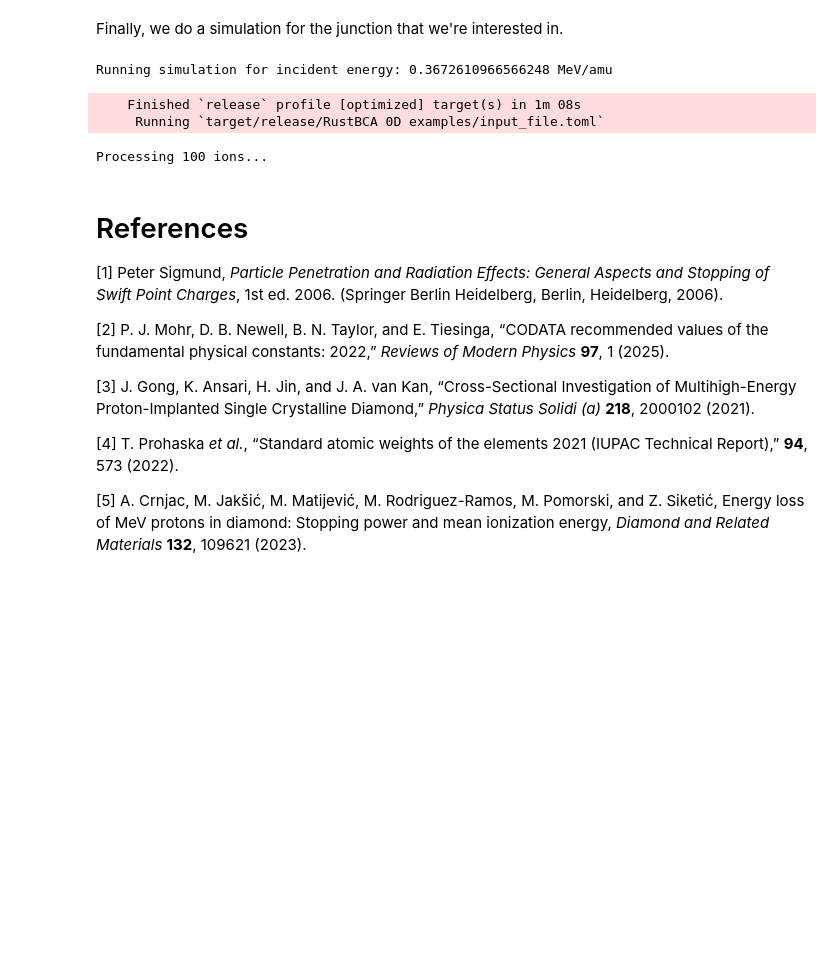
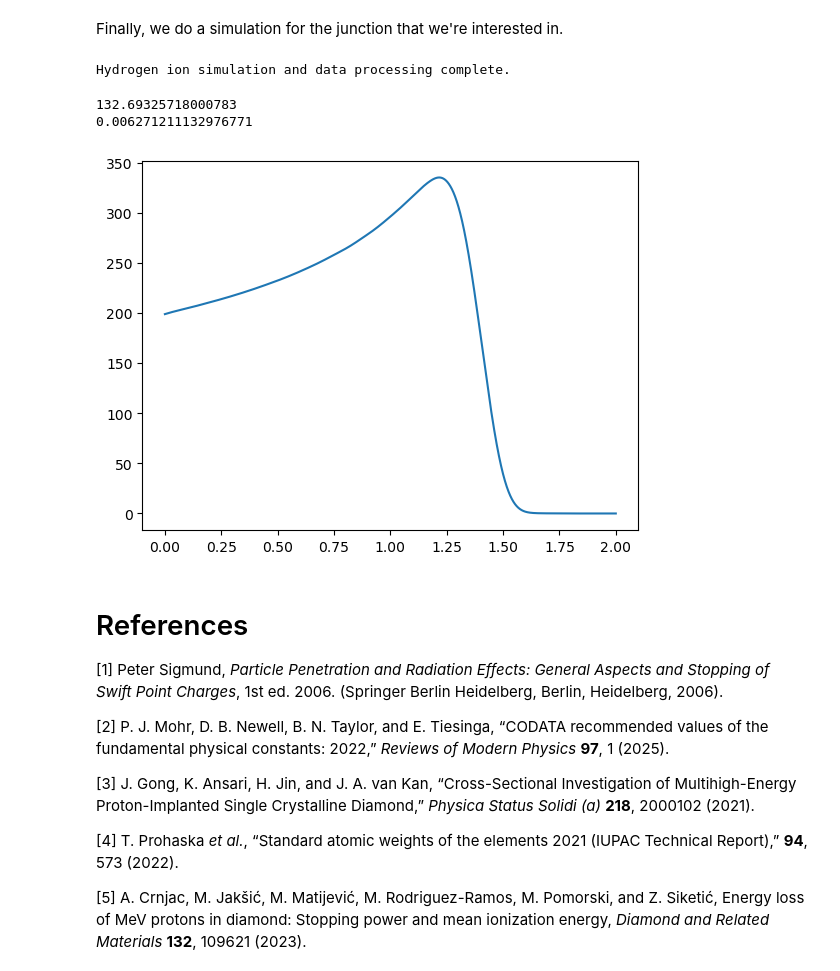
Before and after one commit to michaeldunnpro/mddunn-thesis, a Jupyter notebook: notebooks/diamond_compare.ipynb, the cells around one changed output. Saved outputs shown, nothing was run; the diff lists cells and outputs as text; code cells hidden in the pictures; blank space fills up the shorter version.

Commit message:
Finalized junction simulation outputs, including a plot.

```diff
--- a/notebooks/diamond_compare.ipynb
+++ b/notebooks/diamond_compare.ipynb
@@ -289,7 +289,7 @@ Finally, we do a simulation for the junction that we're interested in.
 # %%
 ion_energy_helium = np.array([1.47/helium["m"]])
 
-run_species_simulation(
+stopping_curve = run_species_simulation(
     species=hydrogen,
     energies_mev_per_amu=ion_energy_helium,
     output_filename="diamond_he_junction_stopping_power.csv",
@@ -300,15 +300,30 @@ run_species_simulation(
     geometry_input=geometry_0d,
     run_sim=run_sim,
     mode=mode,
-    number_ions=100,
+    number_ions=10000,
     angle_deg=45.0,
     clear_output=clear_output,
+    return_interpolants = True, # Interpolant
+    lam=1e-4
  )
 # %% [output]
-Running simulation for incident energy: 0.3672610966566248 MeV/amu
+Hydrogen ion simulation and data processing complete.
-    Finished `release` profile [optimized] target(s) in 1m 08s
-     Running `target/release/RustBCA 0D examples/input_file.toml`
-Processing 100 ions...
+# %%
+import matplotlib.pyplot as plt
+
+l = np.linspace(0, 2, 100000)
+func = stopping_curve[0]
+plt.plot(l, func(l))
+
+
+
+func = stopping_curve[0]
+print(func.integrate(1,2))
+print(func(1.8))
+# %% [output]
+132.69325718000783
+0.006271211132976771
+[figure, added]
 # %% [markdown]
 # References
 
```
Also changed, not shown: 2 other files.
